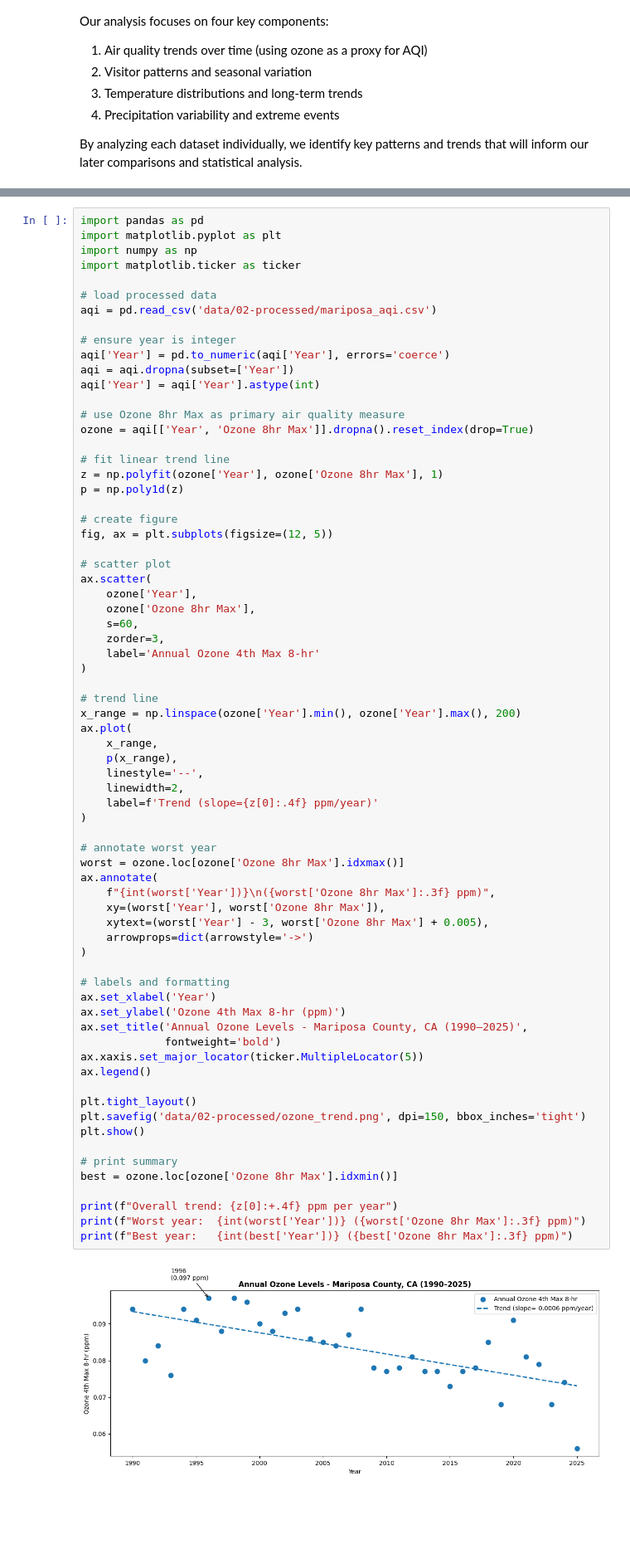
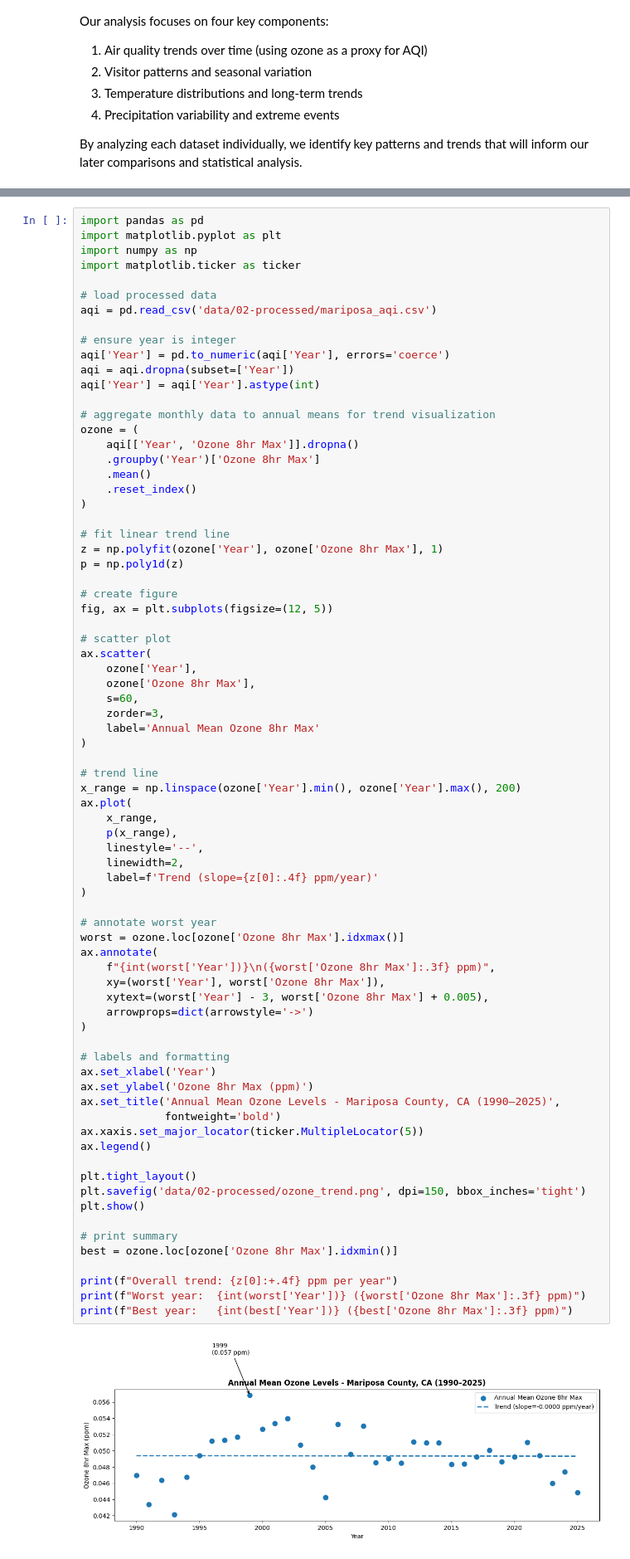
Before and after one commit to COGS108/Group046_WI26, a Jupyter notebook: 03-FinalProject.ipynb, the cells around one changed output, grey strips where cells are left out. Shown at 83% size. Drawn from its saved outputs; the diff is of its cells as text; blank space fills up the shorter version.

```diff
--- a/03-FinalProject.ipynb
+++ b/03-FinalProject.ipynb
@@ -648,8 +653,13 @@ aqi['Year'] = pd.to_numeric(aqi['Year'], errors='coerce')
 aqi = aqi.dropna(subset=['Year'])
 aqi['Year'] = aqi['Year'].astype(int)
 
-# use Ozone 8hr Max as primary air quality measure
-ozone = aqi[['Year', 'Ozone 8hr Max']].dropna().reset_index(drop=True)
+# aggregate monthly data to annual means for trend visualization
+ozone = (
+    aqi[['Year', 'Ozone 8hr Max']].dropna()
+    .groupby('Year')['Ozone 8hr Max']
+    .mean()
+    .reset_index()
+)
 
 # fit linear trend line
 z = np.polyfit(ozone['Year'], ozone['Ozone 8hr Max'], 1)
@@ -664,7 +674,7 @@ ax.scatter(
     ozone['Ozone 8hr Max'],
     s=60,
     zorder=3,
-    label='Annual Ozone 4th Max 8-hr'
+    label='Annual Mean Ozone 8hr Max'
 )
 
 # trend line
@@ -676,33 +686,33 @@ ax.plot(
     linewidth=2,
     label=f'Trend (slope={z[0]:.4f} ppm/year)'
 )
 
 # annotate worst year
 worst = ozone.loc[ozone['Ozone 8hr Max'].idxmax()]
 ax.annotate(
     f"{int(worst['Year'])}\n({worst['Ozone 8hr Max']:.3f} ppm)",
     xy=(worst['Year'], worst['Ozone 8hr Max']),
     xytext=(worst['Year'] - 3, worst['Ozone 8hr Max'] + 0.005),
     arrowprops=dict(arrowstyle='->')
 )
 
 # labels and formatting
 ax.set_xlabel('Year')
-ax.set_ylabel('Ozone 4th Max 8-hr (ppm)')
-ax.set_title('Annual Ozone Levels - Mariposa County, CA (1990–2025)',
+ax.set_ylabel('Ozone 8hr Max (ppm)')
+ax.set_title('Annual Mean Ozone Levels - Mariposa County, CA (1990–2025)',
              fontweight='bold')
 ax.xaxis.set_major_locator(ticker.MultipleLocator(5))
 ax.legend()
 
 plt.tight_layout()
 plt.savefig('data/02-processed/ozone_trend.png', dpi=150, bbox_inches='tight')
 plt.show()
 
 # print summary
 best = ozone.loc[ozone['Ozone 8hr Max'].idxmin()]
 
 print(f"Overall trend: {z[0]:+.4f} ppm per year")
 print(f"Worst year:  {int(worst['Year'])} ({worst['Ozone 8hr Max']:.3f} ppm)")
 print(f"Best year:   {int(best['Year'])} ({best['Ozone 8hr Max']:.3f} ppm)")
 # %% [output]
-[figure, old version]
+[figure, new version]
```
Also changed, not shown: parts of 8 cells of this notebook.
